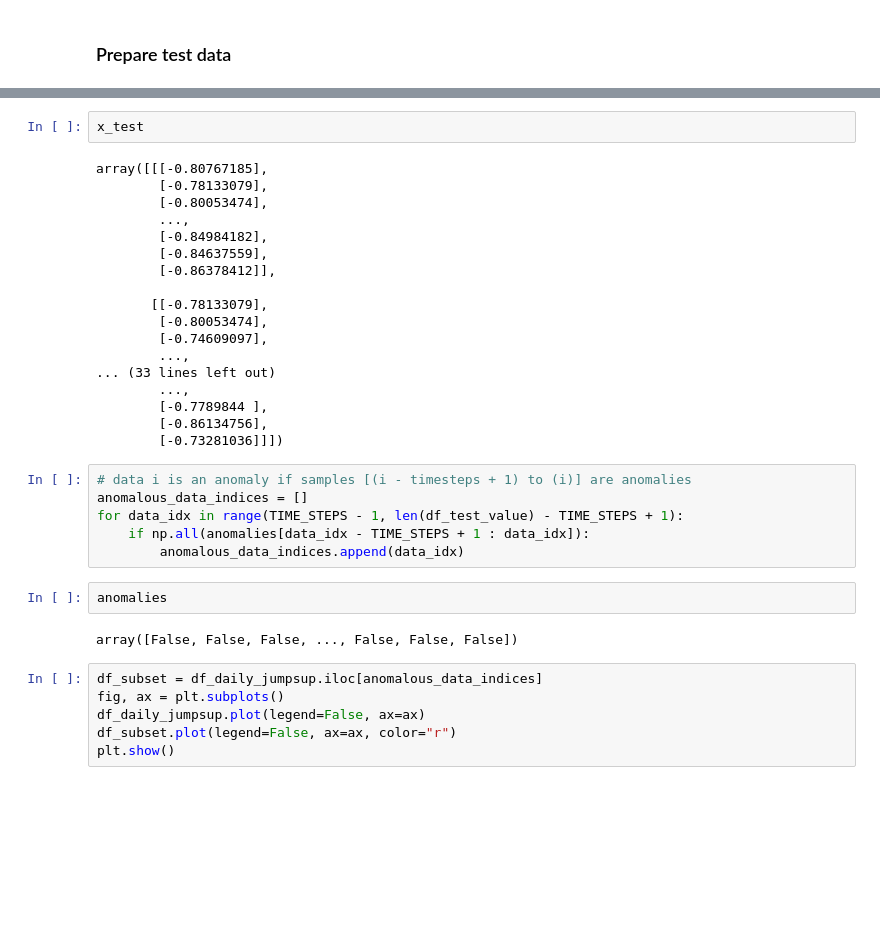
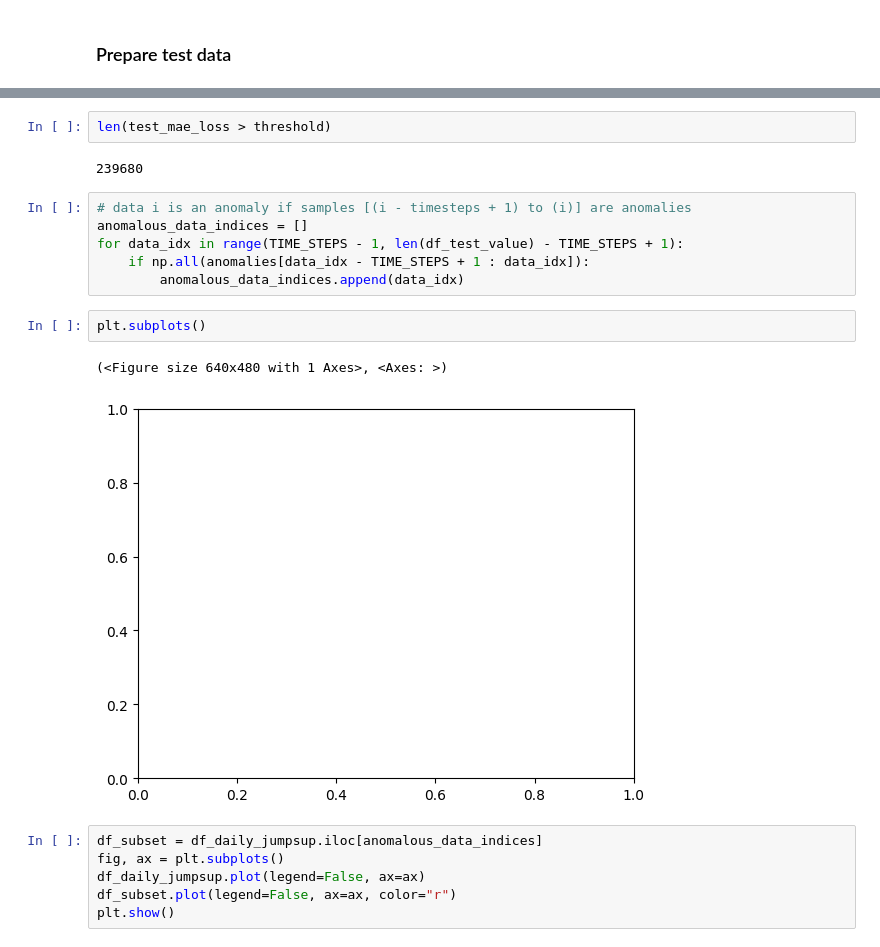
Before and after one commit to orkungedik/ml, a Jupyter notebook: examples/timeseries/ipynb/timeseries_anomaly_detection_LSTM.ipynb, the cells around one changed output, grey strips where cells are left out. Drawn from its saved outputs; the diff is of its cells as text; blank space fills up the shorter version.

```diff
--- a/examples/timeseries/ipynb/timeseries_anomaly_detection_LSTM.ipynb
+++ b/examples/timeseries/ipynb/timeseries_anomaly_detection_LSTM.ipynb
@@ -223,33 +217,18 @@ Indices of anomaly samples:  (array([ 50497,  50506,  50510, ..., 198140, 198141
-# %%
-x_test
-# %% [output]
-array([[[-0.80767185],
-        [-0.78133079],
-        [-0.80053474],
-        ...,
-        [-0.84984182],
-        [-0.84637559],
-        [-0.86378412]],
-
-       [[-0.78133079],
-        [-0.80053474],
-        [-0.74609097],
-        ...,
-... (33 lines left out)
-        ...,
-        [-0.7789844 ],
-        [-0.86134756],
-        [-0.73281036]]])
+# %%
+len(test_mae_loss > threshold)
+# %% [output]
+239680
 # %%
 # data i is an anomaly if samples [(i - timesteps + 1) to (i)] are anomalies
 anomalous_data_indices = []
 for data_idx in range(TIME_STEPS - 1, len(df_test_value) - TIME_STEPS + 1):
     if np.all(anomalies[data_idx - TIME_STEPS + 1 : data_idx]):
         anomalous_data_indices.append(data_idx)
-# %%
-anomalies
-# %% [output]
-array([False, False, False, ..., False, False, False])
+# %%
+plt.subplots()
+# %% [output]
+(<Figure size 640x480 with 1 Axes>, <Axes: >)
+[figure, added]
 # %%
 df_subset = df_daily_jumpsup.iloc[anomalous_data_indices]
 fig, ax = plt.subplots()
```
Also changed, not shown: parts of 6 cells of this notebook.
